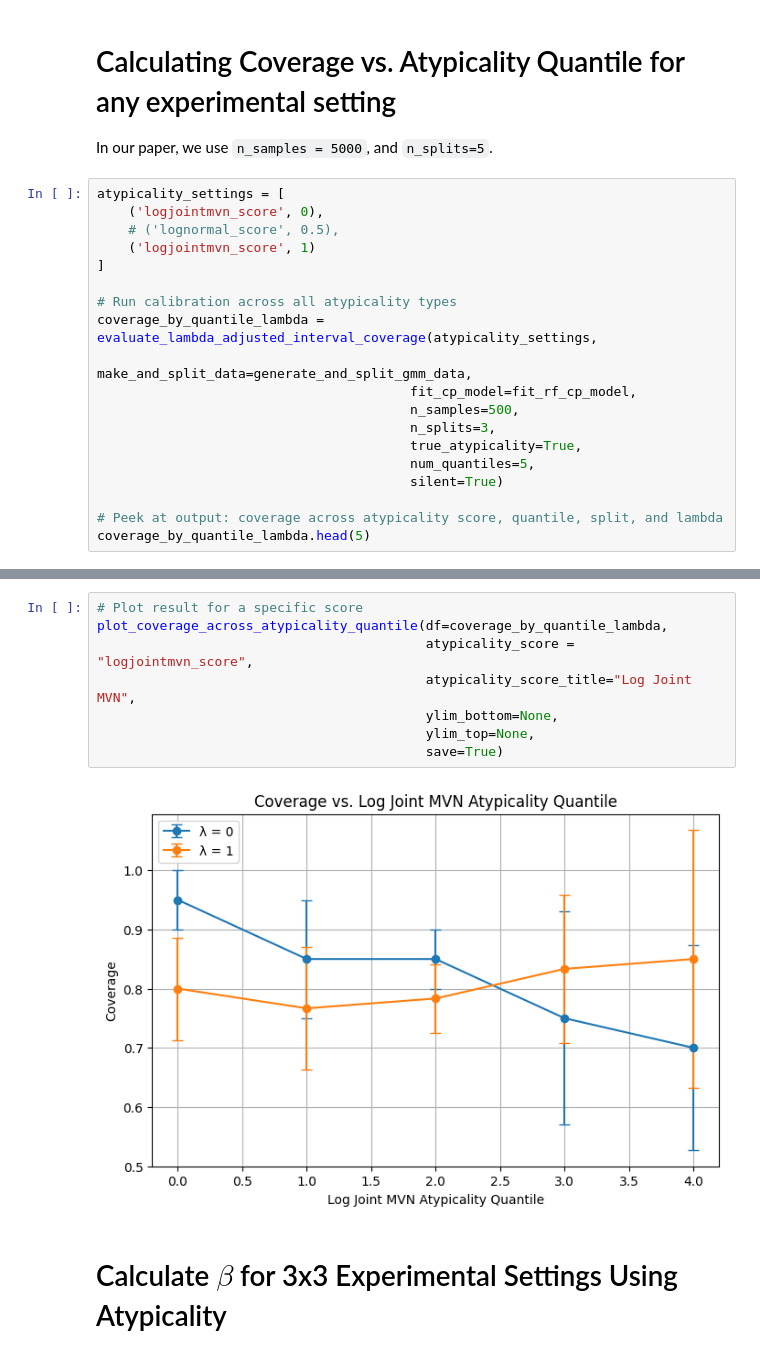
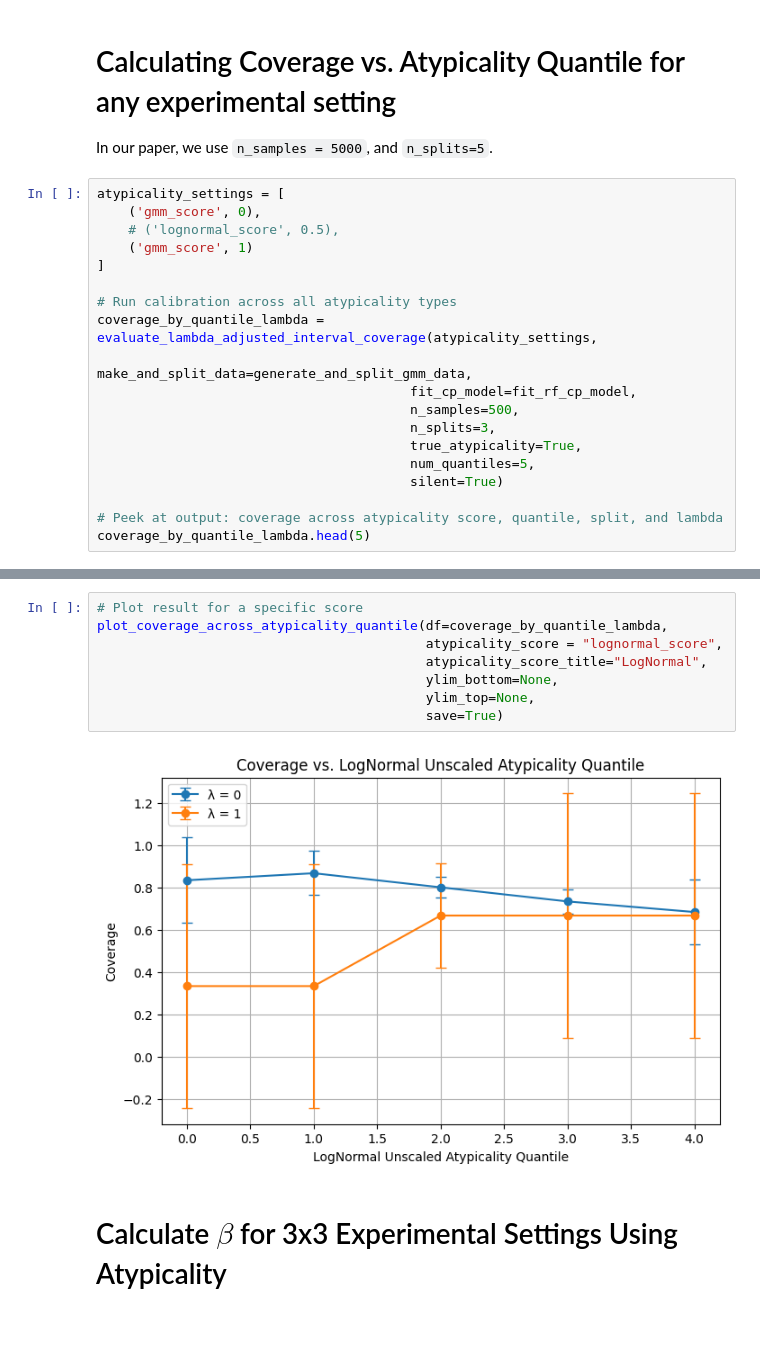
Before and after one commit to audtree/extending-atypicality, a Jupyter notebook: notebooks/proof-of-concept.ipynb, the cells around one changed output, grey strips where cells are left out. Saved outputs shown, nothing was run; the diff lists cells and outputs as text; blank space fills up the shorter version.

Commit message:
implemented lognormal score! in log space

```diff
--- a/notebooks/proof-of-concept.ipynb
+++ b/notebooks/proof-of-concept.ipynb
@@ -22,9 +19,9 @@ from plotting import plot_coverage_across_atypicality_quantile, plot_betagrouped
 In our paper, we use `n_samples = 5000`, and `n_splits=5`.
 # %%
 atypicality_settings = [
-    ('logjointmvn_score', 0),
+    ('gmm_score', 0),
     # ('lognormal_score', 0.5),
-    ('logjointmvn_score', 1)
+    ('gmm_score', 1)
 ]
 
 # Run calibration across all atypicality types
@@ -49,13 +41,13 @@ coverage_by_quantile_lambda.head(5)
 # %%
 # Plot result for a specific score
 plot_coverage_across_atypicality_quantile(df=coverage_by_quantile_lambda,
-                                          atypicality_score = "logjointmvn_score",
-                                          atypicality_score_title="Log Joint MVN",
+                                          atypicality_score = "lognormal_score",
+                                          atypicality_score_title="LogNormal",
                                           ylim_bottom=None,
                                           ylim_top=None,
                                           save=True)
 # %% [output]
-[figure, old version]
+[figure, new version]
 # %% [markdown]
 # Calculate $\beta$ for 3x3 Experimental Settings Using Atypicality
 # %%
```
Also changed, not shown: parts of 5 cells of this notebook, 4 other files.
